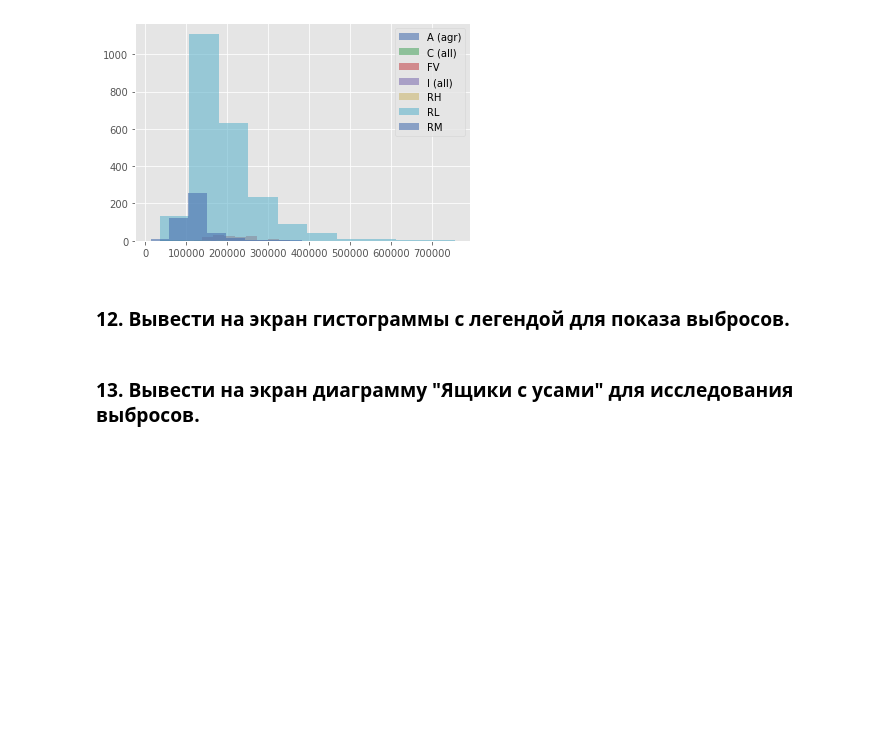
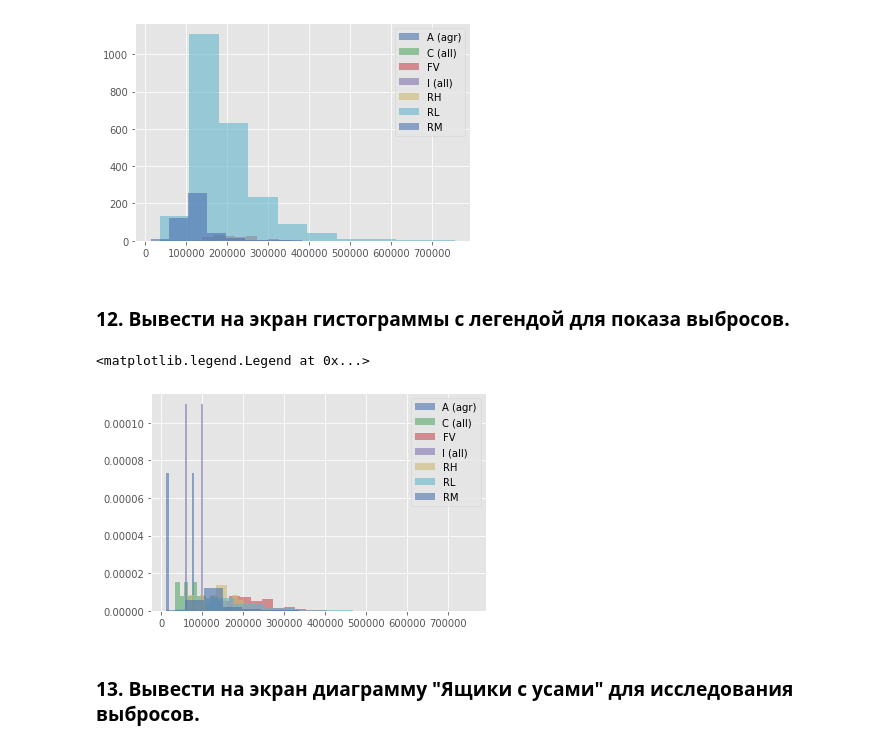
Before and after one commit to ElizavetaWow/MachineLearning, a Jupyter notebook: Sem1/Seminar_1_2_2022.ipynb, the cells around one changed output. Cells and saved outputs as stored; diff of their text form; code cells hidden in the pictures; blank space fills up the shorter version.

```diff
--- a/Sem1/Seminar_1_2_2022.ipynb
+++ b/Sem1/Seminar_1_2_2022.ipynb
@@ -156,6 +156,13 @@ plt.legend(pl.index)
 [figure]
 # %% [markdown]
 ### 12. Вывести на экран гистограммы с легендой для показа выбросов.
+# %%
+for grp in AH.groupby('MS Zoning').SalePrice:
+    plt.hist(grp[1:], label=grp[0], alpha=0.6, stacked=True, density=True)
+plt.legend()
+# %% [output]
+<matplotlib.legend.Legend at 0x...>
+[figure, added]
 # %% [markdown]
 ### 13. Вывести на экран диаграмму "Ящики с усами" для исследования выбросов.
 # %%
```
Also changed, not shown: parts of 1 cell of this notebook.
